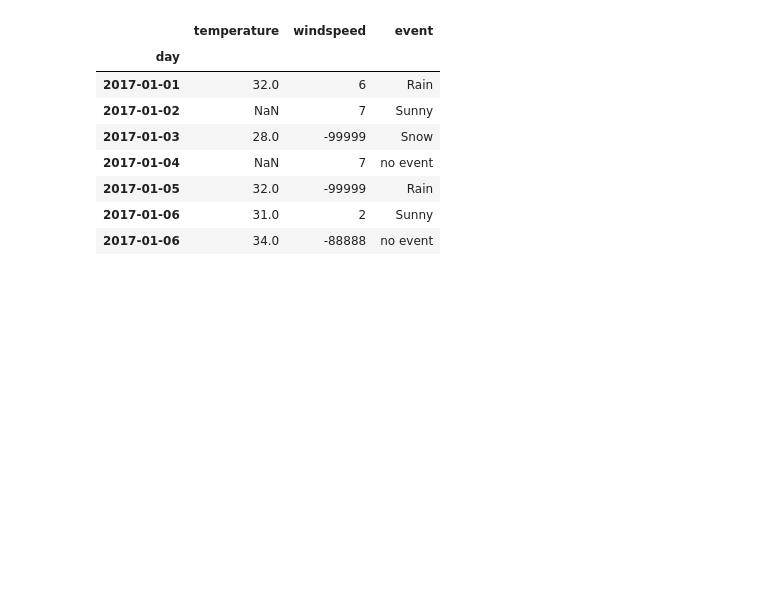
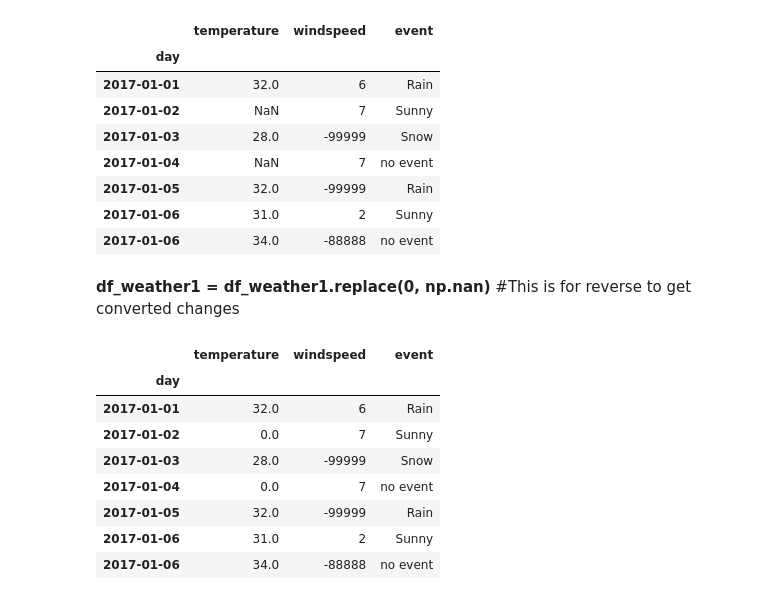
Before and after one commit to azeem932356/Numpy-Pandas-OpenCV-DataVisualization-DataScraping, a Jupyter notebook: Pandas/Pandas.ipynb, the cells around one changed output. Saved outputs shown, nothing was run; the diff lists cells and outputs as text; code cells hidden in the pictures; blank space fills up the shorter version.

```diff
--- a/Pandas/Pandas.ipynb
+++ b/Pandas/Pandas.ipynb
@@ -693,3 +695,22 @@ df_weather1
 | 2017-01-05 | 32.0 | -99999 | Rain |
 | 2017-01-06 | 31.0 | 2 | Sunny |
 | 2017-01-06 | 34.0 | -88888 | no event |
+# %% [markdown]
+**df_weather1 = df_weather1.replace(0, np.nan)** #This is for reverse to get converted changes
+# %%
+#There are many ways to deal with null values(NaN)
+
+#convert all null values into 0
+df_weather2= df_weather1.fillna(0)
+# %%
+df_weather2
+# %% [output]
+|  | temperature | windspeed | event |
+| day |  |  |  |
+| 2017-01-01 | 32.0 | 6 | Rain |
+| 2017-01-02 | 0.0 | 7 | Sunny |
+| 2017-01-03 | 28.0 | -99999 | Snow |
+| 2017-01-04 | 0.0 | 7 | no event |
+| 2017-01-05 | 32.0 | -99999 | Rain |
+| 2017-01-06 | 31.0 | 2 | Sunny |
+| 2017-01-06 | 34.0 | -88888 | no event |
```
Also changed, not shown: parts of 9 cells of this notebook.
